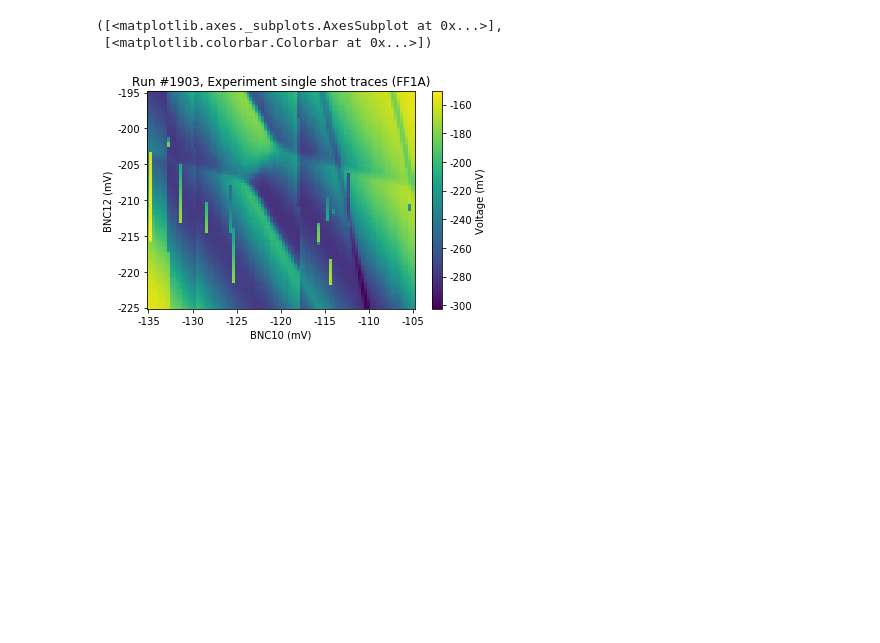
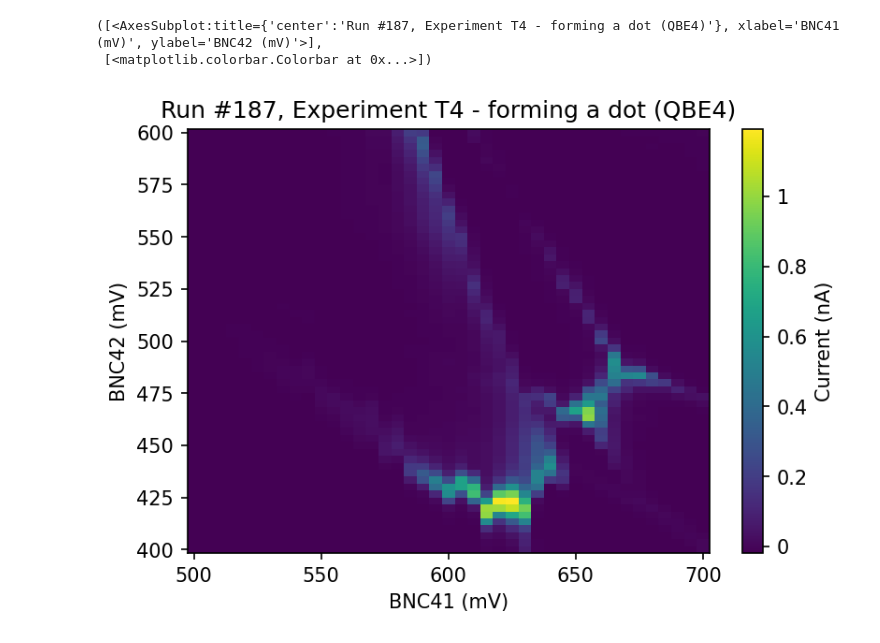
Before and after one commit to deyh2020/spin_qubit_codes, a Jupyter notebook: plots/2D plots/plotting_current_2D.ipynb, the cells around one changed output. Cells and saved outputs as stored; diff of their text form; code cells hidden in the pictures; blank space fills up the shorter version.

```diff
--- a/plots/2D plots/plotting_current_2D.ipynb
+++ b/plots/2D plots/plotting_current_2D.ipynb
@@ -53,6 +74,6 @@ plt.savefig(f"{ds.captured_run_id}.pdf")
 # %%
-plot_by_id(1903)
+plot_by_id(187)
 # %% [output]
-([<matplotlib.axes._subplots.AxesSubplot at 0x...>],
+([<AxesSubplot:title={'center':'Run #187, Experiment T4 - forming a dot (QBE4)'}, xlabel='BNC41 (mV)', ylabel='BNC42 (mV)'>],
  [<matplotlib.colorbar.Colorbar at 0x...>])
-[figure, old version]
+[figure, new version]
```
Also changed, not shown: parts of 5 cells of this notebook.
